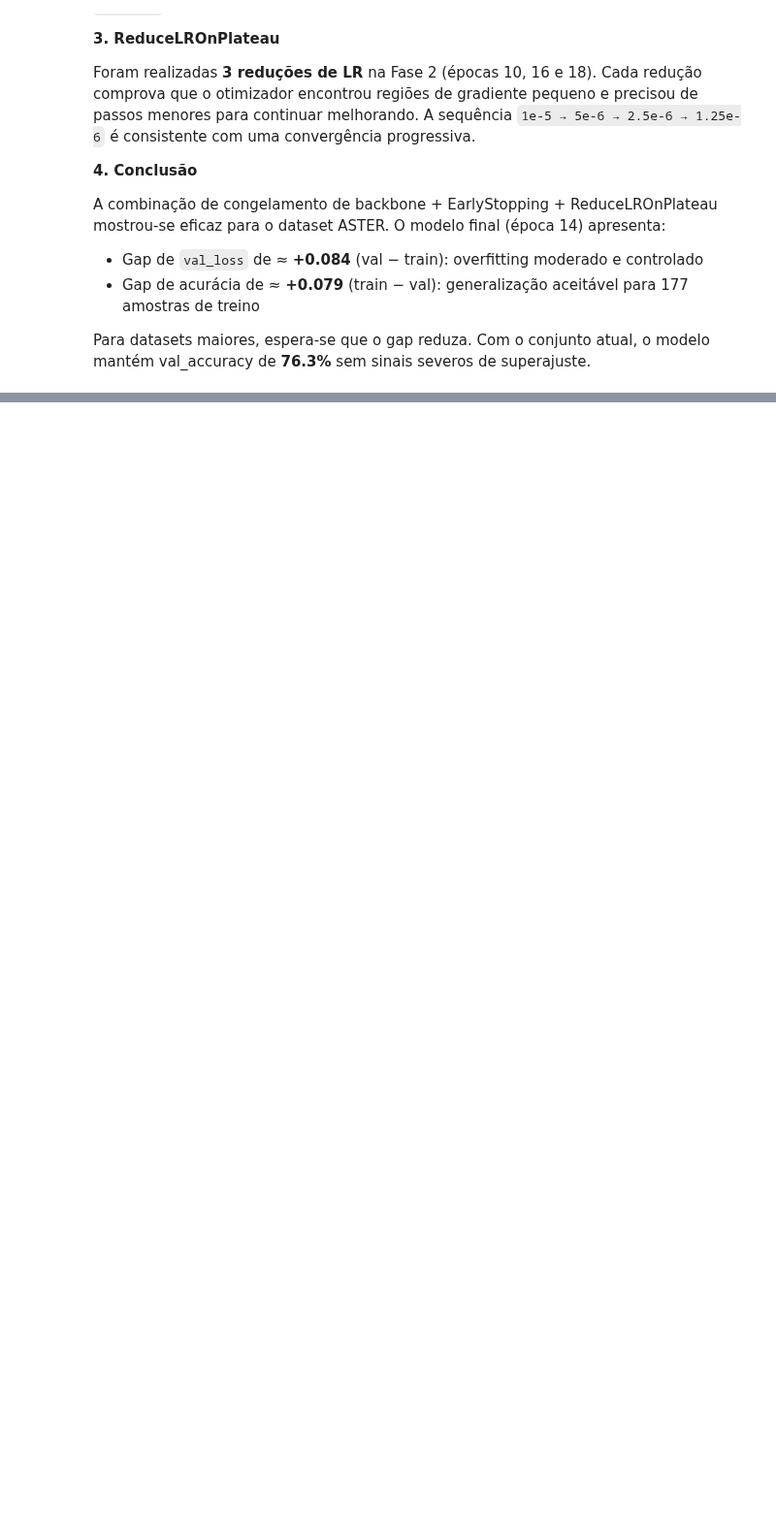
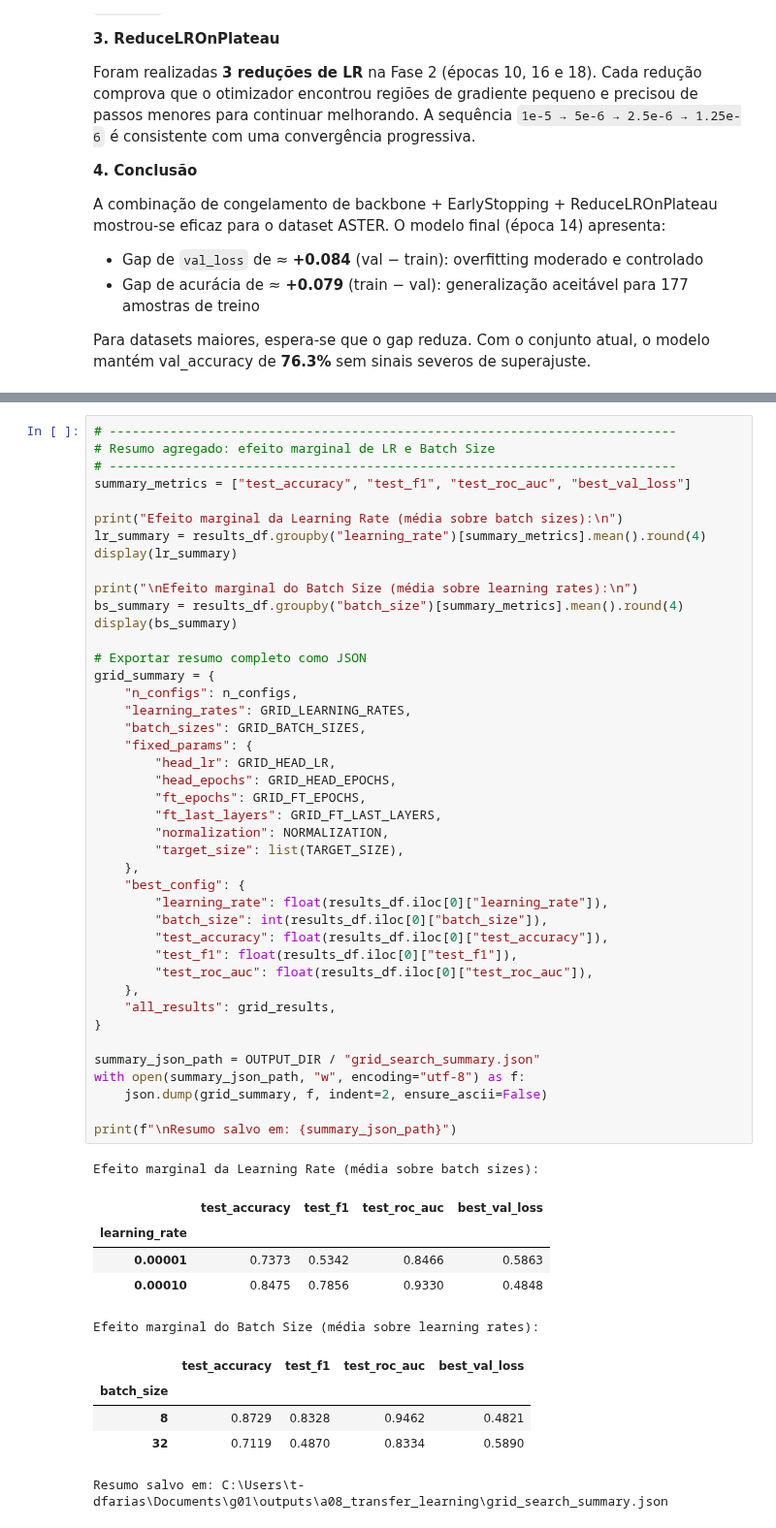
Before and after one commit to pedroauler12/SpectraAI, a Jupyter notebook: artefatos/a08_transfer_learning/a08_transfer_learning.ipynb, the cells around one changed output, grey strips where cells are left out. Shown at 97% size. Drawn from its saved outputs; the diff is of its cells as text; blank space fills up the shorter version.

```diff
--- a/artefatos/a08_transfer_learning/a08_transfer_learning.ipynb
+++ b/artefatos/a08_transfer_learning/a08_transfer_learning.ipynb
@@ -1191,0 +1224,54 @@ Para trabalhos futuros com dados espectrais z-score, recomenda-se substituir `Ra
+# %%
+# ---------------------------------------------------------------------------
+# Resumo agregado: efeito marginal de LR e Batch Size
+# ---------------------------------------------------------------------------
+summary_metrics = ["test_accuracy", "test_f1", "test_roc_auc", "best_val_loss"]
+
+print("Efeito marginal da Learning Rate (média sobre batch sizes):\n")
+lr_summary = results_df.groupby("learning_rate")[summary_metrics].mean().round(4)
+display(lr_summary)
+
+print("\nEfeito marginal do Batch Size (média sobre learning rates):\n")
+bs_summary = results_df.groupby("batch_size")[summary_metrics].mean().round(4)
+display(bs_summary)
+
+# Exportar resumo completo como JSON
+grid_summary = {
+    "n_configs": n_configs,
+    "learning_rates": GRID_LEARNING_RATES,
+    "batch_sizes": GRID_BATCH_SIZES,
+    "fixed_params": {
+        "head_lr": GRID_HEAD_LR,
+        "head_epochs": GRID_HEAD_EPOCHS,
+        "ft_epochs": GRID_FT_EPOCHS,
+        "ft_last_layers": GRID_FT_LAST_LAYERS,
+        "normalization": NORMALIZATION,
+        "target_size": list(TARGET_SIZE),
+    },
+    "best_config": {
+        "learning_rate": float(results_df.iloc[0]["learning_rate"]),
+        "batch_size": int(results_df.iloc[0]["batch_size"]),
+        "test_accuracy": float(results_df.iloc[0]["test_accuracy"]),
+        "test_f1": float(results_df.iloc[0]["test_f1"]),
+        "test_roc_auc": float(results_df.iloc[0]["test_roc_auc"]),
+    },
+    "all_results": grid_results,
+}
+
+summary_json_path = OUTPUT_DIR / "grid_search_summary.json"
+with open(summary_json_path, "w", encoding="utf-8") as f:
+    json.dump(grid_summary, f, indent=2, ensure_ascii=False)
+
+print(f"\nResumo salvo em: {summary_json_path}")
+# %% [output]
+Efeito marginal da Learning Rate (média sobre batch sizes):
+|  | test_accuracy | test_f1 | test_roc_auc | best_val_loss |
+| learning_rate |  |  |  |  |
+| 0.00001 | 0.7373 | 0.5342 | 0.8466 | 0.5863 |
+| 0.00010 | 0.8475 | 0.7856 | 0.9330 | 0.4848 |
+Efeito marginal do Batch Size (média sobre learning rates):
+|  | test_accuracy | test_f1 | test_roc_auc | best_val_loss |
+| batch_size |  |  |  |  |
+| 8 | 0.8729 | 0.8328 | 0.9462 | 0.4821 |
+| 32 | 0.7119 | 0.4870 | 0.8334 | 0.5890 |
+Resumo salvo em: C:\Users\t-dfarias\Documents\g01\outputs\a08_transfer_learning\grid_search_summary.json
```
Also changed, not shown: parts of 25 cells of this notebook, 3 other files.
